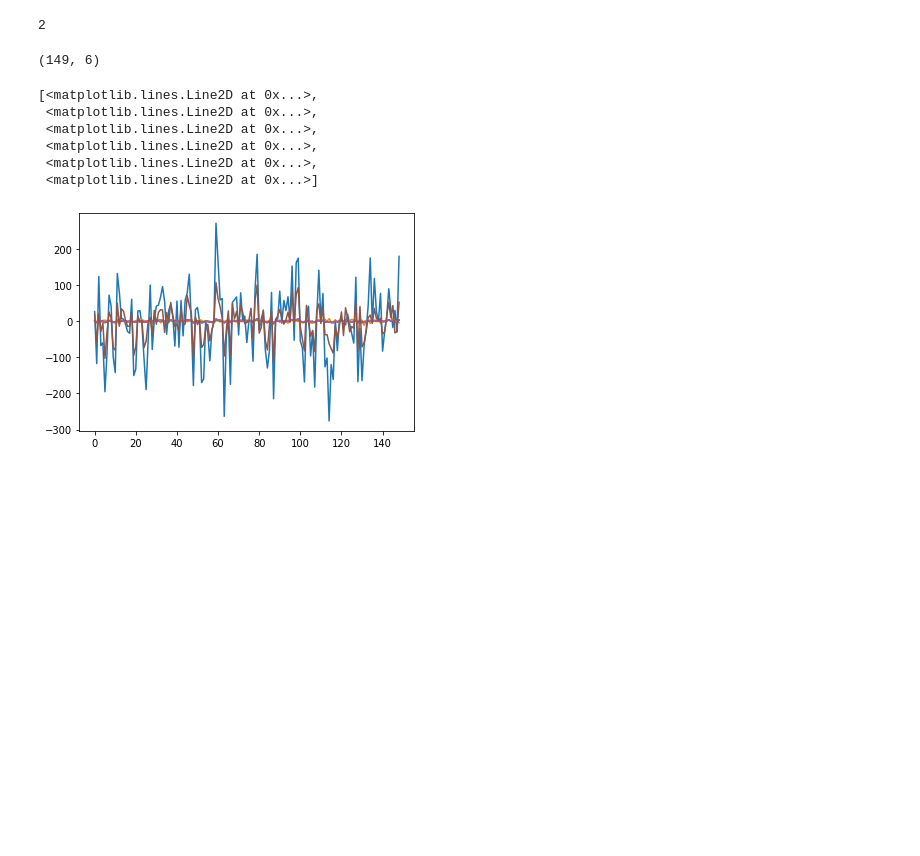
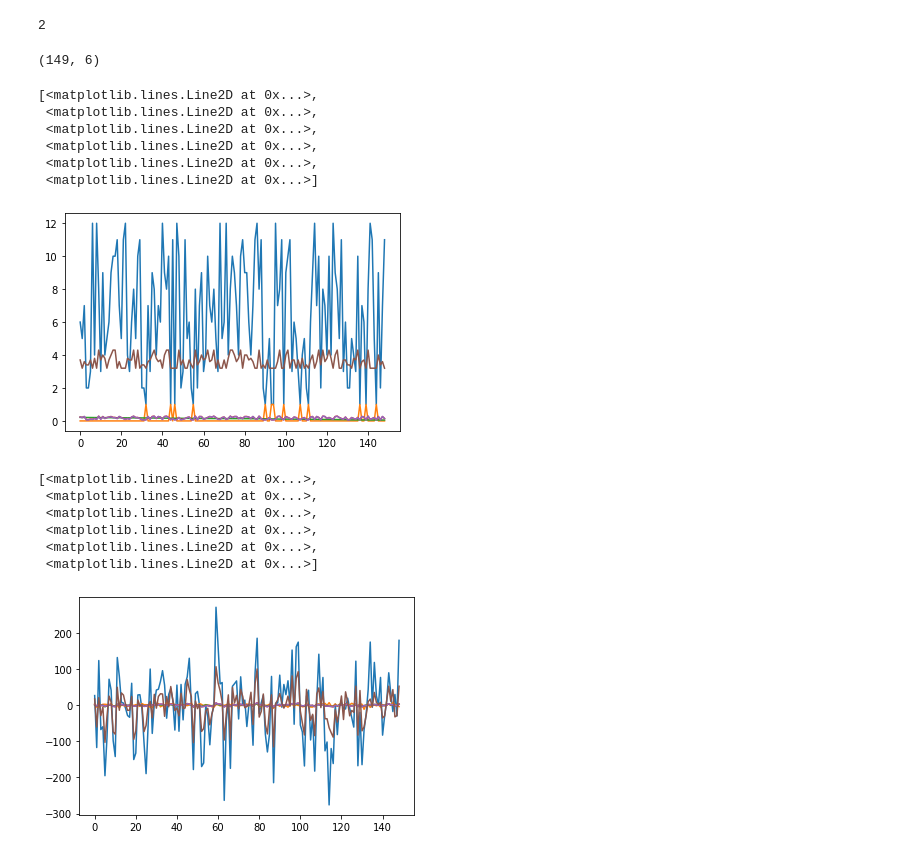
Before and after one commit to Tomo0002/Stock_Product, a Jupyter notebook: ニューラルネットワーク.ipynb, the cells around one changed output. Cells and saved outputs as stored; diff of their text form; code cells hidden in the pictures; blank space fills up the shorter version.

```diff
--- a/ニューラルネットワーク.ipynb
+++ b/ニューラルネットワーク.ipynb
@@ -88,6 +88,16 @@ print('Output: ', h)
 print("Error:", error)
 # %%
 print("delta_w:", del_w)
+# %%
+plt.plot(data)
+# %% [output]
+[<matplotlib.lines.Line2D at 0x...>,
+ <matplotlib.lines.Line2D at 0x...>,
+ <matplotlib.lines.Line2D at 0x...>,
+ <matplotlib.lines.Line2D at 0x...>,
+ <matplotlib.lines.Line2D at 0x...>,
+ <matplotlib.lines.Line2D at 0x...>]
+[figure, added]
 # %%
 plt.plot(h)
 # %% [output]
```
